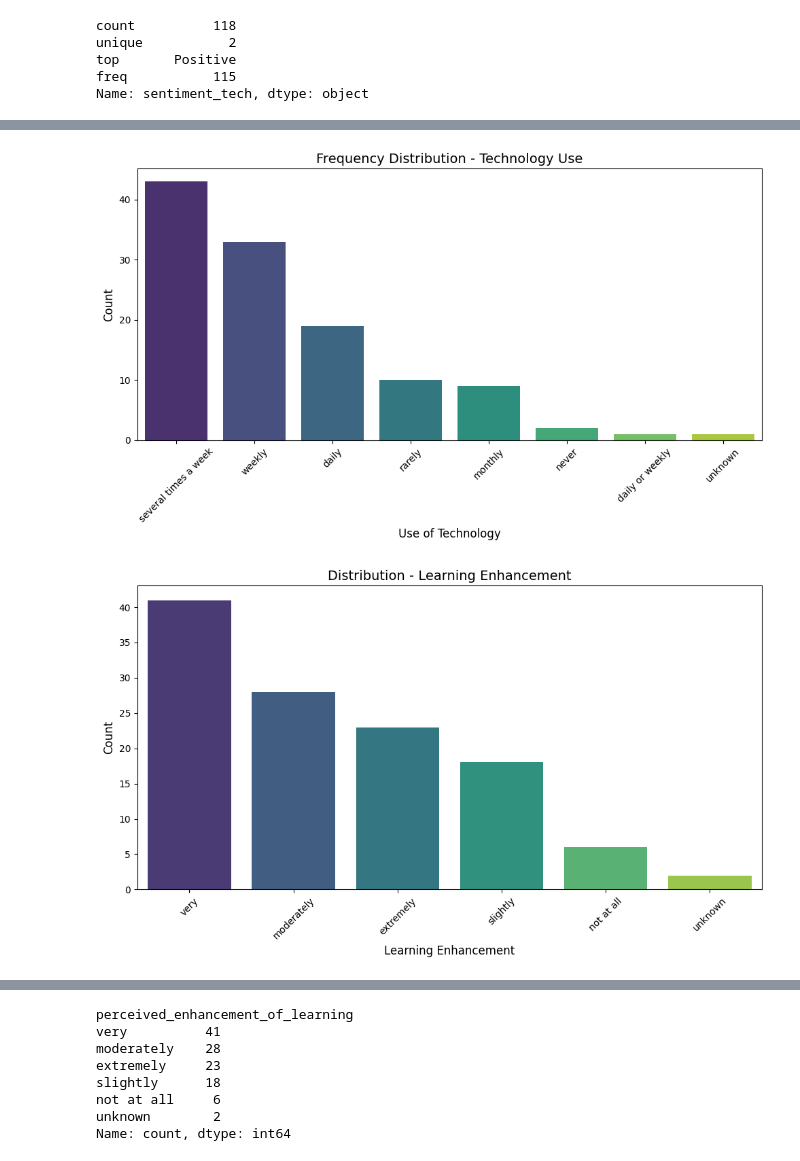
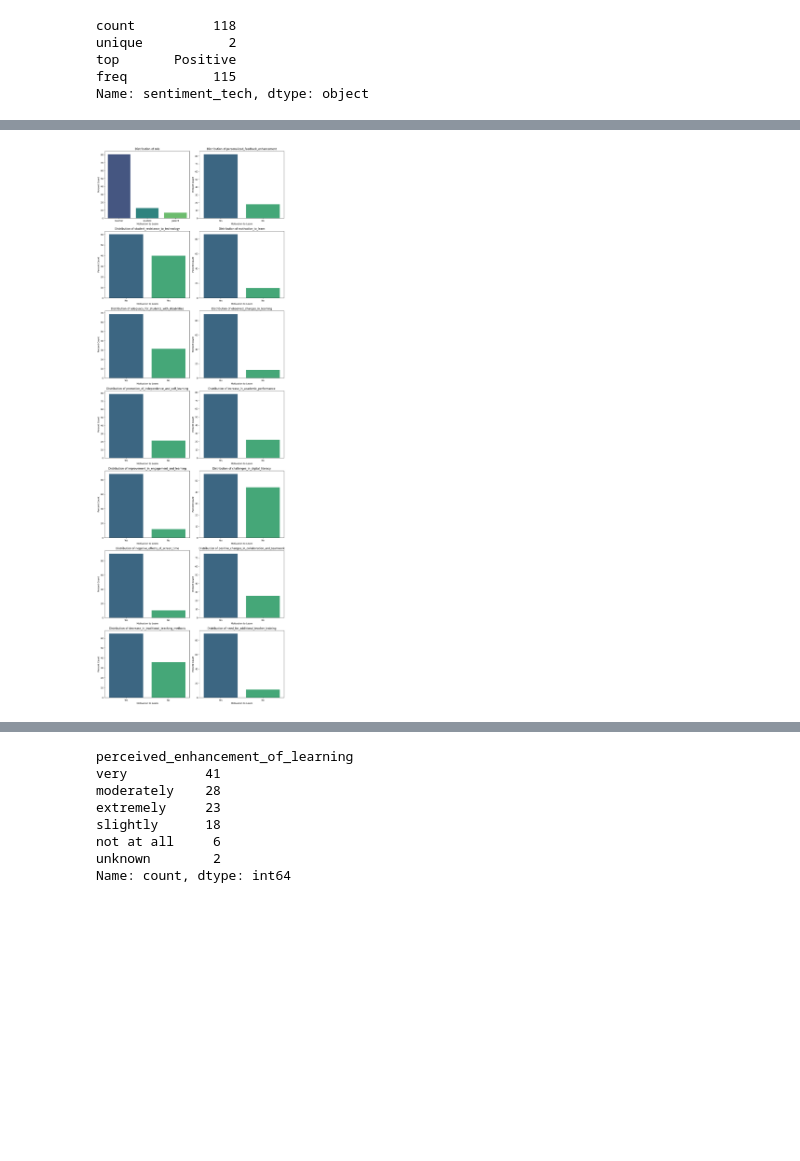
Before and after one commit to math-pal/edu-tech, a Jupyter notebook: impact_of_tech_on_edu.ipynb, the cells around one changed output, grey strips where cells are left out. Drawn from its saved outputs; the diff is of its cells as text; code cells hidden in the pictures; blank space fills up the shorter version.

```diff
--- a/impact_of_tech_on_edu.ipynb
+++ b/impact_of_tech_on_edu.ipynb
@@ -898,12 +1005,12 @@ combined_text_exp
 # %%
-# Sample dataframe with open-ended text
-text_data = df['perception_of_tech_support']
+# # Sample dataframe with open-ended text
+# text_data = df['perception_of_tech_support']
 
-# Get summary of open-ended responses
-summary = summarize_responses(text_data)
+# # Get summary of open-ended responses
+# summary = summarize_responses(text_data)
 
-# Print the summary
-print("Summary of the open-ended responses:\n", summary)
+# # Print the summary
+# print("Summary of the open-ended responses:\n", summary)
 # %% [output]
 Summary of the open-ended responses:
  Technology can help teachers and students in effective learning taking help while using teachnolgy in classroom can ince educational technology is the need of time to make teaching learning process e ...
@@ -962,0 +1082,5 @@ future_directions_and_possibilities
+# %%
+# Load a pre-trained BERT model fine-tuned for sentiment analysis
+
+# Here we're using 'distilbert-base-uncased-finetuned-sst-2-english', which is fine-tuned for sentiment analysis
+classifier = pipeline('sentiment-analysis', model='distilbert-base-uncased-finetuned-sst-2-english')
@@ -962,0 +1094,15 @@ future_directions_and_possibilities
+# %%
+# Function to classify sentiment with a neutral case
+def classify_sentiment(text, neutral_threshold=0.6):
+    result = classifier(text)[0]
+    label = result['label'].capitalize()
+    score = result['score']
+
+    # Consider sentiment as 'Neutral' if the score is below the neutral_threshold
+    if score < neutral_threshold:
+        return 'Neutral'
+    return label
+# %%
+# Applying sentiment analysis to each column in 'col_sentiment'
+for col in col_sentiment:
+    df[col] = df[col].dropna().apply(lambda x: classify_sentiment(x))
@@ -989,12 +1229,6 @@ Name: sentiment_tech, dtype: object
 # %%
-# Draw 'frequency_of_technology_use'
-plot_categorical_variable(df, 'frequency_of_technology_use',
-                          title="Frequency Distribution - Technology Use", xlabel="Use of Technology", ylabel="Count")
+# Draw 'motivation_to_learn'
+plot_categorical_variables(df, col_encoding_label, (12, 150),
+                              title="Distribution", ylabel="Percent Count")
 # %% [output]
-[figure, old version]
+[figure, new version]
-# %%
-# Draw 'perceived_enhancement_of_learning'
-plot_categorical_variable(df, 'perceived_enhancement_of_learning',
-                          title="Distribution - Learning Enhancement", xlabel="Learning Enhancement", ylabel="Count")
-# %% [output]
-[figure, removed]
```
Also changed, not shown: parts of 74 cells of this notebook, 1 other file.
